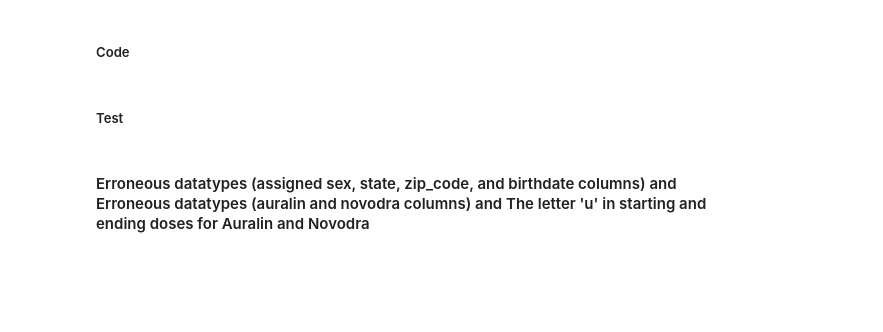
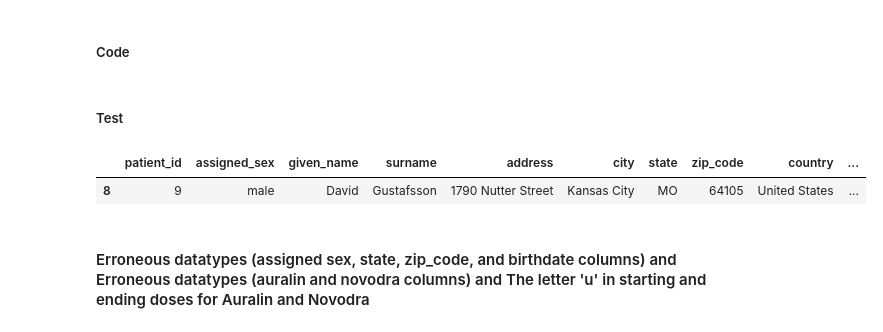
Before and after one commit to jhehemann/udacity-data-wrangling-assessing, a Jupyter notebook: cleaning/cleaning-student.ipynb, the cells around one changed output. Drawn from its saved outputs; the diff is of its cells as text; code cells hidden in the pictures; blank space fills up the shorter version.

```diff
--- a/cleaning/cleaning-student.ipynb
+++ b/cleaning/cleaning-student.ipynb
@@ -669,0 +715,26 @@ dtype: object
+# %%
+# Your cleaning code here
+# Create a function that replaces NY by New York
+
+#def kill_abbr (patient):
+#    if patient['state'] == 'NY':
+#        patient['state'] = 'New York'
+#
+#    return patient['state']
+
+# Mapping from full state name to abbreviation
+state_abbrev = {'California': 'CA',
+                'New York': 'NY',
+                'Illinois': 'IL',
+                'Florida': 'FL',
+                'Nebraska': 'NE'}
+
+# Function to apply
+def abbreviate_state(patient):
+    if patient['state'] in state_abbrev.keys():
+        abbrev = state_abbrev[patient['state']]
+        return abbrev
+    else:
+        return patient['state']
+
+patients_clean['state'] = patients_clean.apply(abbreviate_state, axis=1)
@@ -680,10 +774,16 @@ dtype: object
 ##### Code
 # %%
 # Your cleaning code here
+#patients_clean[patients_clean.given_name == 'Dsvid']
+patients_clean.given_name = patients_clean.given_name.replace('Dsvid', 'David')
 # %% [markdown]
 ##### Test
 # %%
 # Your testing code here
+patients_clean[patients_clean.surname == 'Gustafsson']
+# %% [output]
+|  | patient_id | assigned_sex | given_name | surname | address | city | state | zip_code | country | ... |
+| 8 | 9 | male | David | Gustafsson | 1790 Nutter Street | Kansas City | MO | 64105 | United States | ... |
 # %% [markdown]
 #### Erroneous datatypes (assigned sex, state, zip_code, and birthdate columns) and Erroneous datatypes (auralin and novodra columns) and The letter 'u' in starting and ending doses for Auralin and Novodra
 # %% [markdown]
```
Also changed, not shown: parts of 42 cells of this notebook.
